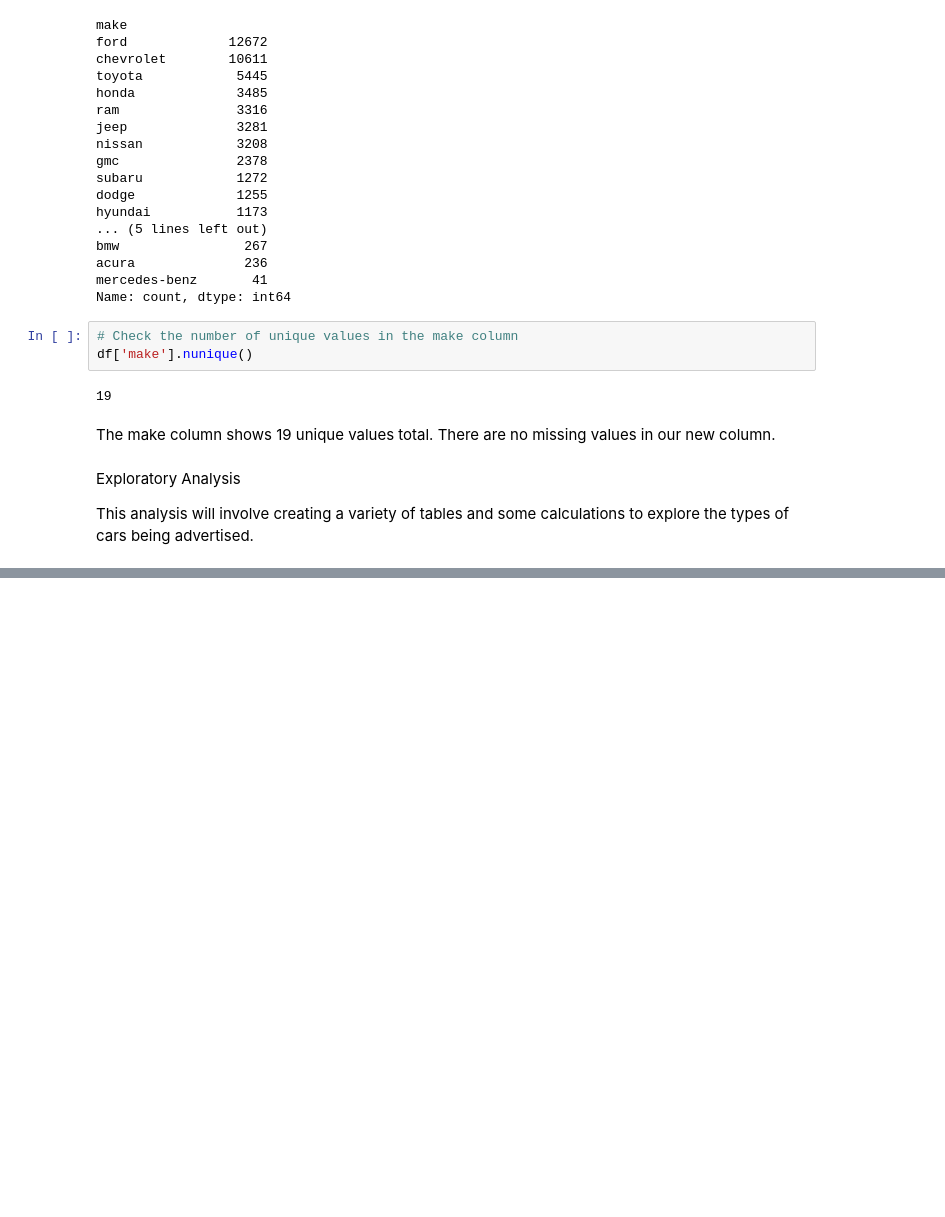
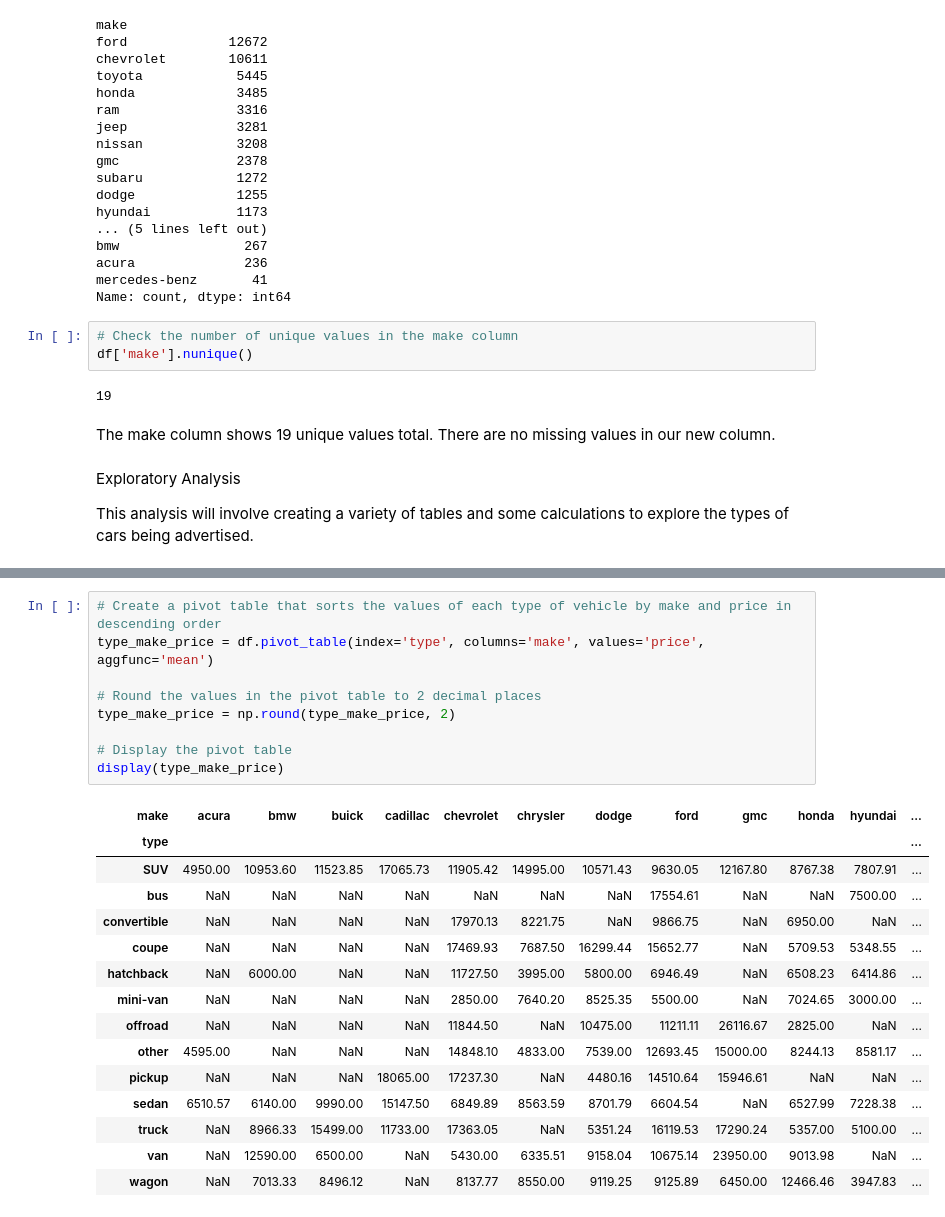
Before and after one commit to mdero002/Sprint_4_Software_Development_Tools, a Jupyter notebook: notebooks/EDA.ipynb, the cells around one changed output, grey strips where cells are left out. Cells and saved outputs as stored; diff of their text form; blank space fills up the shorter version.

```diff
--- a/notebooks/EDA.ipynb
+++ b/notebooks/EDA.ipynb
@@ -720 +778,26 @@ This analysis will involve creating a variety of tables and some calculations to
+# %%
+# Create a pivot table that sorts the values of each type of vehicle by make and price in descending order
+type_make_price = df.pivot_table(index='type', columns='make', values='price', aggfunc='mean')
+
+# Round the values in the pivot table to 2 decimal places
+type_make_price = np.round(type_make_price, 2)
+
+# Display the pivot table
+display(type_make_price)
+# %% [output]
+| make | acura | bmw | buick | cadillac | chevrolet | chrysler | dodge | ford | gmc | honda | hyundai | ... |
+| type |  |  |  |  |  |  |  |  |  |  |  | ... |
+| SUV | 4950.00 | 10953.60 | 11523.85 | 17065.73 | 11905.42 | 14995.00 | 10571.43 | 9630.05 | 12167.80 | 8767.38 | 7807.91 | ... |
+| bus | NaN | NaN | NaN | NaN | NaN | NaN | NaN | 17554.61 | NaN | NaN | 7500.00 | ... |
+| convertible | NaN | NaN | NaN | NaN | 17970.13 | 8221.75 | NaN | 9866.75 | NaN | 6950.00 | NaN | ... |
+| coupe | NaN | NaN | NaN | NaN | 17469.93 | 7687.50 | 16299.44 | 15652.77 | NaN | 5709.53 | 5348.55 | ... |
+| hatchback | NaN | 6000.00 | NaN | NaN | 11727.50 | 3995.00 | 5800.00 | 6946.49 | NaN | 6508.23 | 6414.86 | ... |
+| mini-van | NaN | NaN | NaN | NaN | 2850.00 | 7640.20 | 8525.35 | 5500.00 | NaN | 7024.65 | 3000.00 | ... |
+| offroad | NaN | NaN | NaN | NaN | 11844.50 | NaN | 10475.00 | 11211.11 | 26116.67 | 2825.00 | NaN | ... |
+| other | 4595.00 | NaN | NaN | NaN | 14848.10 | 4833.00 | 7539.00 | 12693.45 | 15000.00 | 8244.13 | 8581.17 | ... |
+| pickup | NaN | NaN | NaN | 18065.00 | 17237.30 | NaN | 4480.16 | 14510.64 | 15946.61 | NaN | NaN | ... |
+| sedan | 6510.57 | 6140.00 | 9990.00 | 15147.50 | 6849.89 | 8563.59 | 8701.79 | 6604.54 | NaN | 6527.99 | 7228.38 | ... |
+| truck | NaN | 8966.33 | 15499.00 | 11733.00 | 17363.05 | NaN | 5351.24 | 16119.53 | 17290.24 | 5357.00 | 5100.00 | ... |
+| van | NaN | 12590.00 | 6500.00 | NaN | 5430.00 | 6335.51 | 9158.04 | 10675.14 | 23950.00 | 9013.98 | NaN | ... |
+| wagon | NaN | 7013.33 | 8496.12 | NaN | 8137.77 | 8550.00 | 9119.25 | 9125.89 | 6450.00 | 12466.46 | 3947.83 | ... |
 # %%
```
Also changed, not shown: parts of 10 cells of this notebook, 1 other file.
